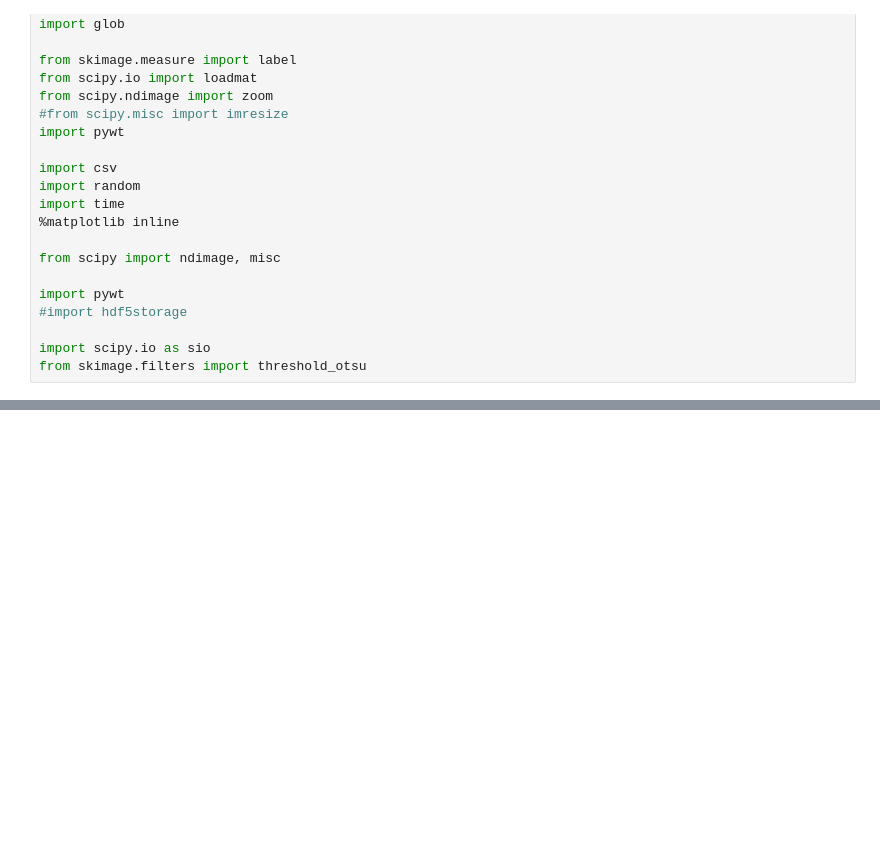
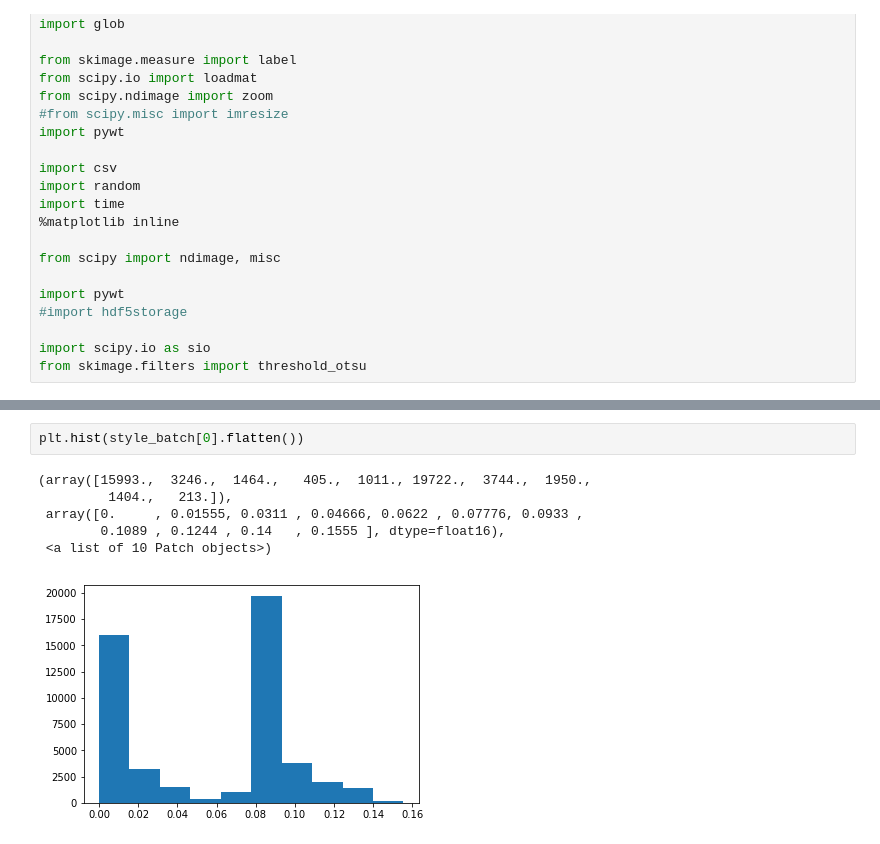
Before and after one commit to PranjalSahu/tf-adain, a Jupyter notebook: train.ipynb, the cells around one changed output, grey strips where cells are left out. Cells and saved outputs as stored; diff of their text form; blank space fills up the shorter version.

```diff
--- a/train.ipynb
+++ b/train.ipynb
@@ -400,0 +487,9 @@ train()
+# %%
+plt.hist(style_batch[0].flatten())
+# %% [output]
+(array([15993.,  3246.,  1464.,   405.,  1011., 19722.,  3744.,  1950.,
+         1404.,   213.]),
+ array([0.     , 0.01555, 0.0311 , 0.04666, 0.0622 , 0.07776, 0.0933 ,
+        0.1089 , 0.1244 , 0.14   , 0.1555 ], dtype=float16),
+ <a list of 10 Patch objects>)
+[figure, added]
```
Also changed, not shown: parts of 12 cells of this notebook.
